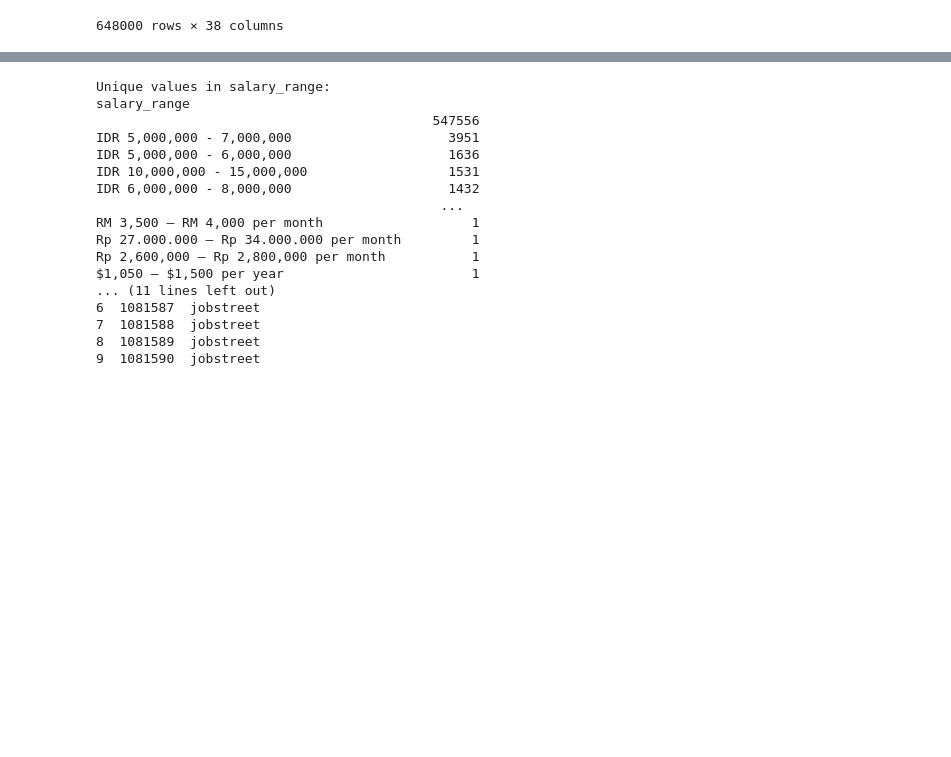
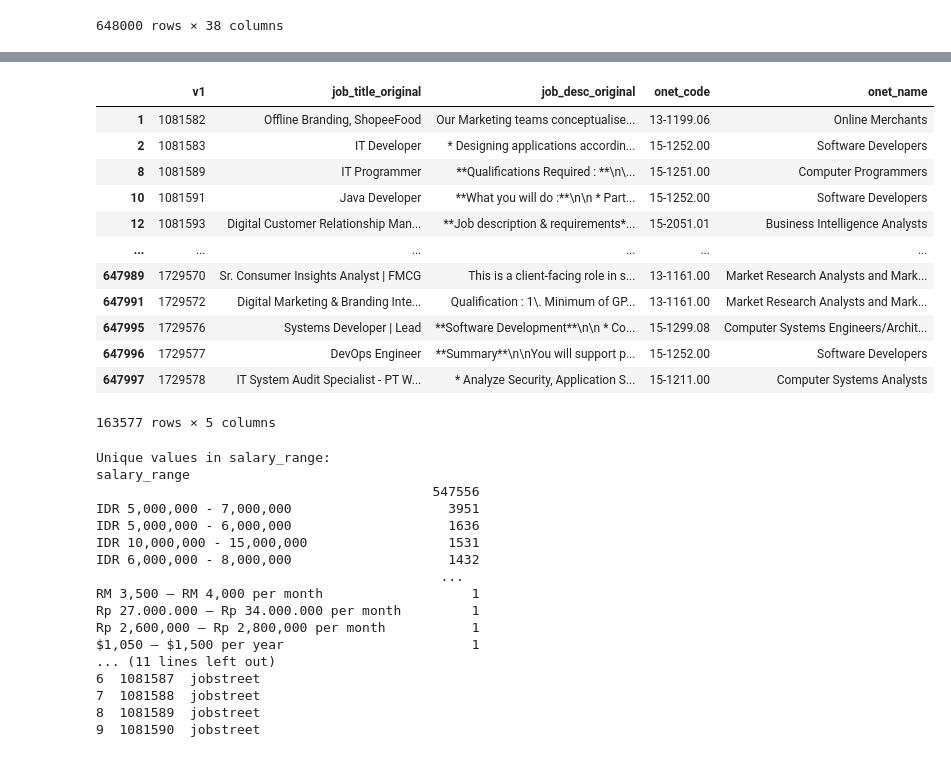
Before and after one commit to akmaalsh/2024w_DigitalSkills, a Jupyter notebook: 01 Code/01 Province_analysis_cleaned.ipynb, the cells around one changed output, grey strips where cells are left out. Saved outputs shown, nothing was run; the diff lists cells and outputs as text; code cells hidden in the pictures; blank space fills up the shorter version.

```diff
--- a/01 Code/01 Province_analysis_cleaned.ipynb
+++ b/01 Code/01 Province_analysis_cleaned.ipynb
@@ -52,3 +189,19 @@ df
+# %%
+df_tosend_digital
+# %% [output]
+|  | v1 | job_title_original | job_desc_original | onet_code | onet_name |
+| 1 | 1081582 | Offline Branding, ShopeeFood | Our Marketing teams conceptualise... | 13-1199.06 | Online Merchants |
+| 2 | 1081583 | IT Developer | * Designing applications accordin... | 15-1252.00 | Software Developers |
+| 8 | 1081589 | IT Programmer | **Qualifications Required : **\n\... | 15-1251.00 | Computer Programmers |
+| 10 | 1081591 | Java Developer | **What you will do :**\n\n * Part... | 15-1252.00 | Software Developers |
+| 12 | 1081593 | Digital Customer Relationship Man... | **Job description & requirements*... | 15-2051.01 | Business Intelligence Analysts |
+| ... | ... | ... | ... | ... | ... |
+| 647989 | 1729570 | Sr. Consumer Insights Analyst | FMCG | This is a client-facing role in s... | 13-1161.00 | Market Research Analysts and Mark... |
+| 647991 | 1729572 | Digital Marketing & Branding Inte... | Qualification : 1\. Minimum of GP... | 13-1161.00 | Market Research Analysts and Mark... |
+| 647995 | 1729576 | Systems Developer | Lead | **Software Development**\n\n * Co... | 15-1299.08 | Computer Systems Engineers/Archit... |
+| 647996 | 1729577 | DevOps Engineer | **Summary**\n\nYou will support p... | 15-1252.00 | Software Developers |
+| 647997 | 1729578 | IT System Audit Specialist - PT W... | * Analyze Security, Application S... | 15-1211.00 | Computer Systems Analysts |
+163577 rows × 5 columns
 # %%
 df_cleaned = df[['v1', 'job_source','province', 'salary_min', 'salary_max', 'salary_range', 'best_title_gpt_number', 'best_title_gpt_code', 'best_title_gpt_name']]
 # %%
```
Also changed, not shown: parts of 14 cells of this notebook.
